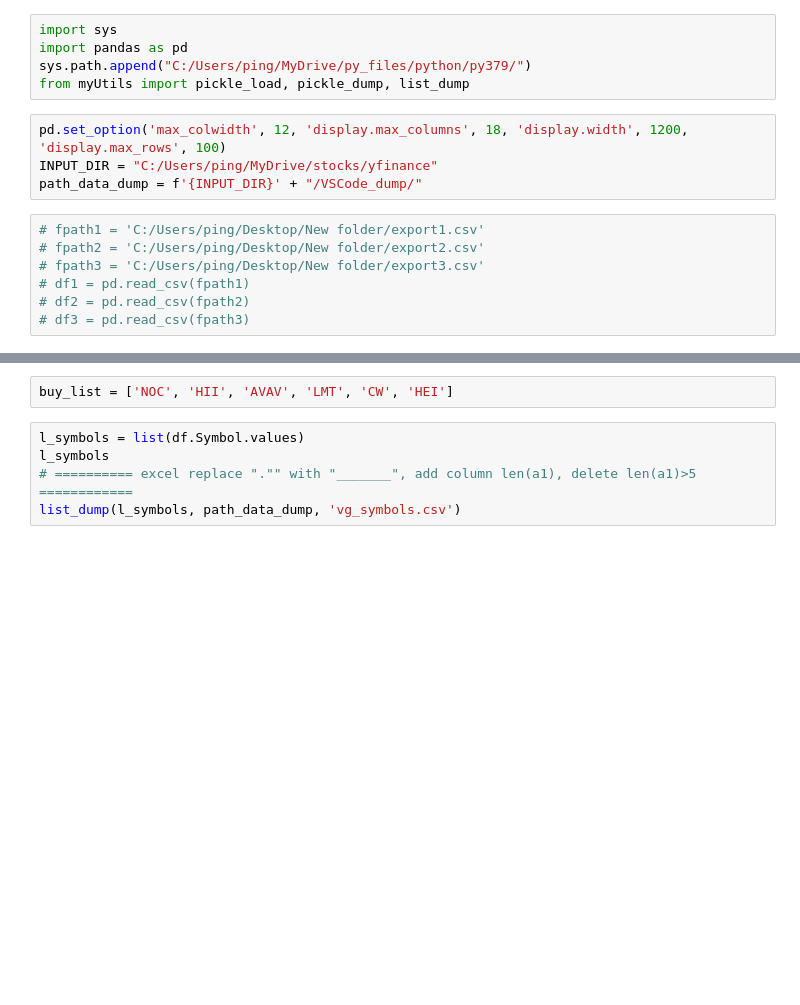
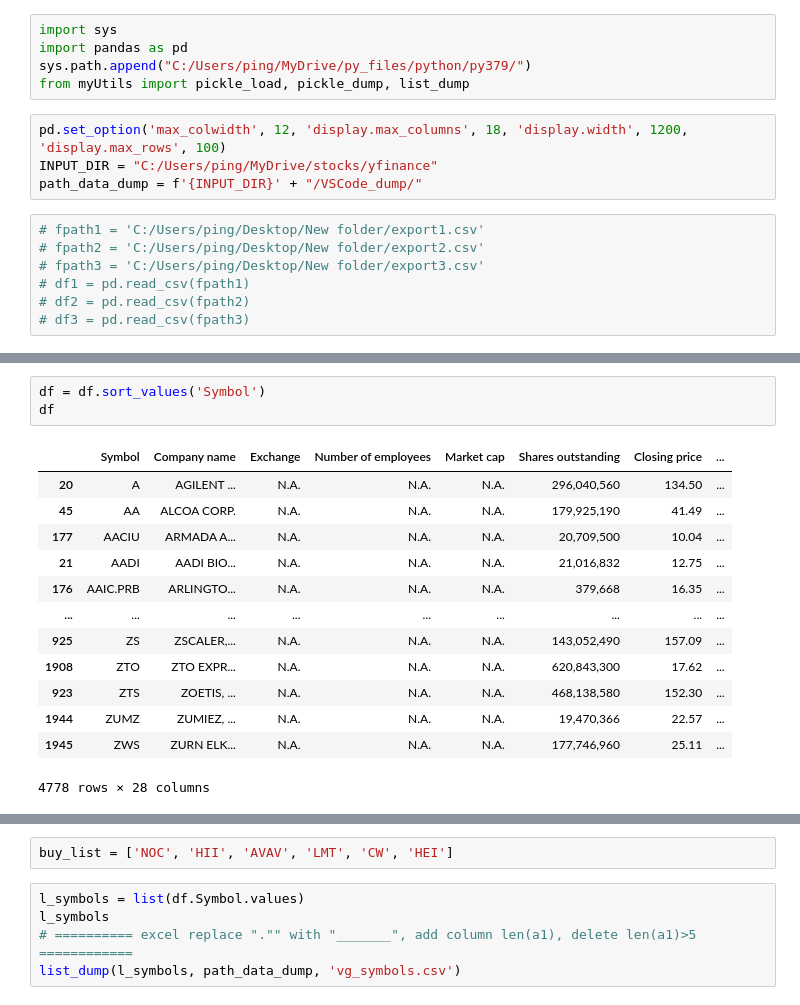
Before and after one commit to pympk/py379, a Jupyter notebook: vg/vg_stock_info.ipynb, the cells around one changed output, grey strips where cells are left out. Cells and saved outputs as stored; diff of their text form; blank space fills up the shorter version.

```diff
--- a/vg/vg_stock_info.ipynb
+++ b/vg/vg_stock_info.ipynb
@@ -24,3 +42,20 @@ df.info()
+# %%
+df = df.sort_values('Symbol')
+df
+# %% [output]
+|  | Symbol | Company name | Exchange | Number of employees | Market cap | Shares outstanding | Closing price | ... |
+| 20 | A | AGILENT ... | N.A. | N.A. | N.A. | 296,040,560 | 134.50 | ... |
+| 45 | AA | ALCOA CORP. | N.A. | N.A. | N.A. | 179,925,190 | 41.49 | ... |
+| 177 | AACIU | ARMADA A... | N.A. | N.A. | N.A. | 20,709,500 | 10.04 | ... |
+| 21 | AADI | AADI BIO... | N.A. | N.A. | N.A. | 21,016,832 | 12.75 | ... |
+| 176 | AAIC.PRB | ARLINGTO... | N.A. | N.A. | N.A. | 379,668 | 16.35 | ... |
+| ... | ... | ... | ... | ... | ... | ... | ... | ... |
+| 925 | ZS | ZSCALER,... | N.A. | N.A. | N.A. | 143,052,490 | 157.09 | ... |
+| 1908 | ZTO | ZTO EXPR... | N.A. | N.A. | N.A. | 620,843,300 | 17.62 | ... |
+| 923 | ZTS | ZOETIS, ... | N.A. | N.A. | N.A. | 468,138,580 | 152.30 | ... |
+| 1944 | ZUMZ | ZUMIEZ, ... | N.A. | N.A. | N.A. | 19,470,366 | 22.57 | ... |
+| 1945 | ZWS | ZURN ELK... | N.A. | N.A. | N.A. | 177,746,960 | 25.11 | ... |
+4778 rows × 28 columns
 # %%
 sectors = df['Sector'].unique()
 print(f'{len(sectors)} sectors:\n{sectors}\n')
```
Also changed, not shown: parts of 7 cells of this notebook.
